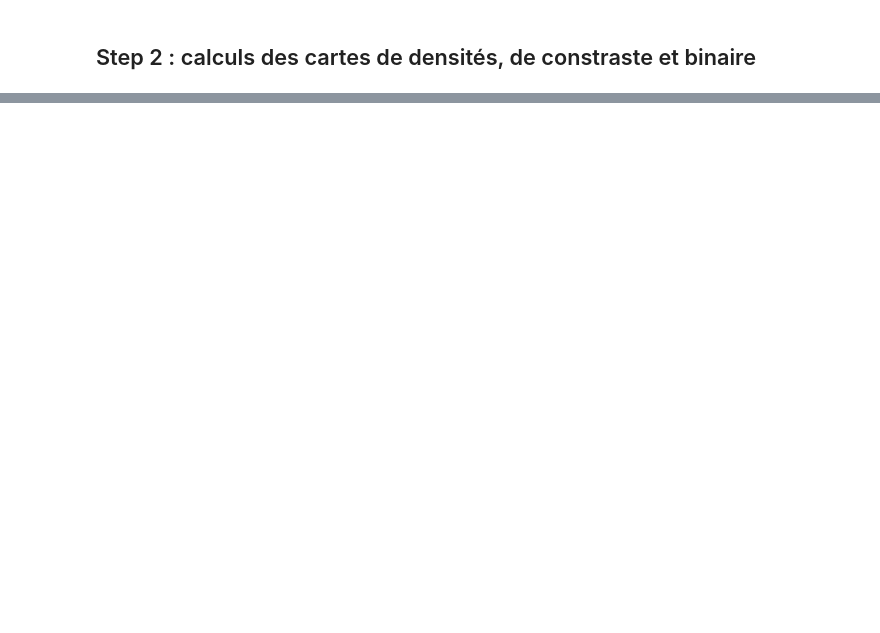
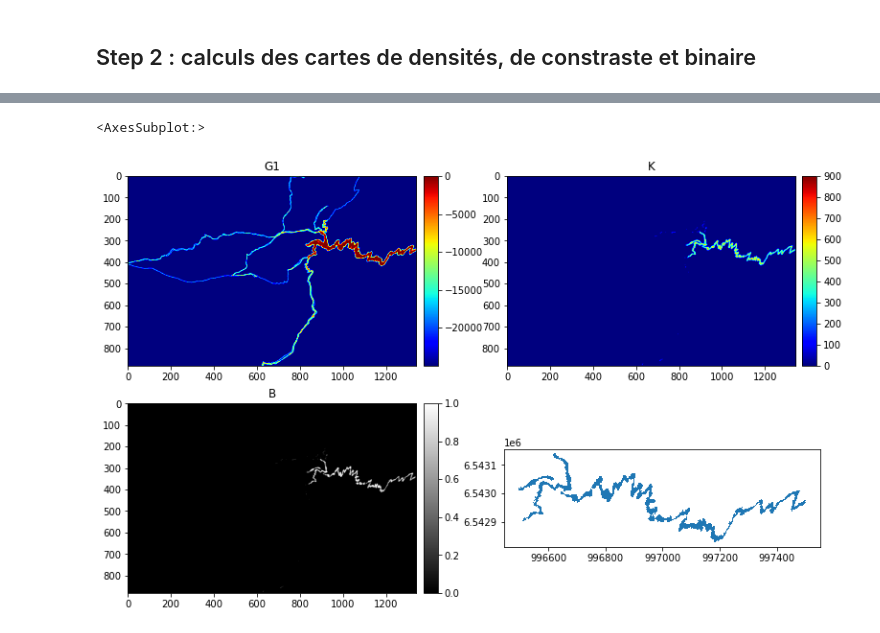
Before and after one commit to umrlastig/Footprint2graph-pipeline, a Jupyter notebook: doc/source/examples/Simple_End-to-End_Example.ipynb, the cells around one changed output, grey strips where cells are left out. Cells and saved outputs as stored; diff of their text form; code cells hidden in the pictures; blank space fills up the shorter version.

```diff
--- a/doc/source/examples/Simple_End-to-End_Example.ipynb
+++ b/doc/source/examples/Simple_End-to-End_Example.ipynb
@@ -151,0 +216,26 @@ TypeError: cannot unpack non-iterable NoneType object
+# %%
+plt.figure(figsize=(13, 8))
+
+ax1 = plt.subplot2grid((2, 2), (0, 0))
+rasterG1 = tkl.RasterReader.readFromAscFile(RESPATH + 'image/G1_PT.asc', name='G1', separator='\t')
+mapDensity = rasterG1.getAFMap('G1')
+mapDensity.plotAsImage(cmap='jet', append=ax1)
+
+ax2 = plt.subplot2grid((2, 2), (0, 1))
+rasterK = tkl.RasterReader.readFromAscFile(RESPATH + 'image/K_PT.asc', name='K', separator='\t')
+mapContraste = rasterK.getAFMap('K')
+mapContraste.plotAsImage(cmap='jet', append=ax2)
+
+ax3 = plt.subplot2grid((2, 2), (1, 0))
+rasterB = tkl.RasterReader.readFromAscFile(RESPATH + 'image/B_PT.asc', name='B', separator='\t')
+mapBinaire = rasterB.getAFMap('B')
+mapBinaire.plotAsImage(append=ax3)
+
+import geopandas as gpd
+# charger le shapefile
+gdf = gpd.read_file(RESPATH + 'image/road_surface_PT.shp')
+ax4 = plt.subplot2grid((2, 2), (1, 1))
+gdf.plot(ax=ax4)
+# %% [output]
+<AxesSubplot:>
+[figure, added]
```
Also changed, not shown: parts of 5 cells of this notebook, 1 other file.
